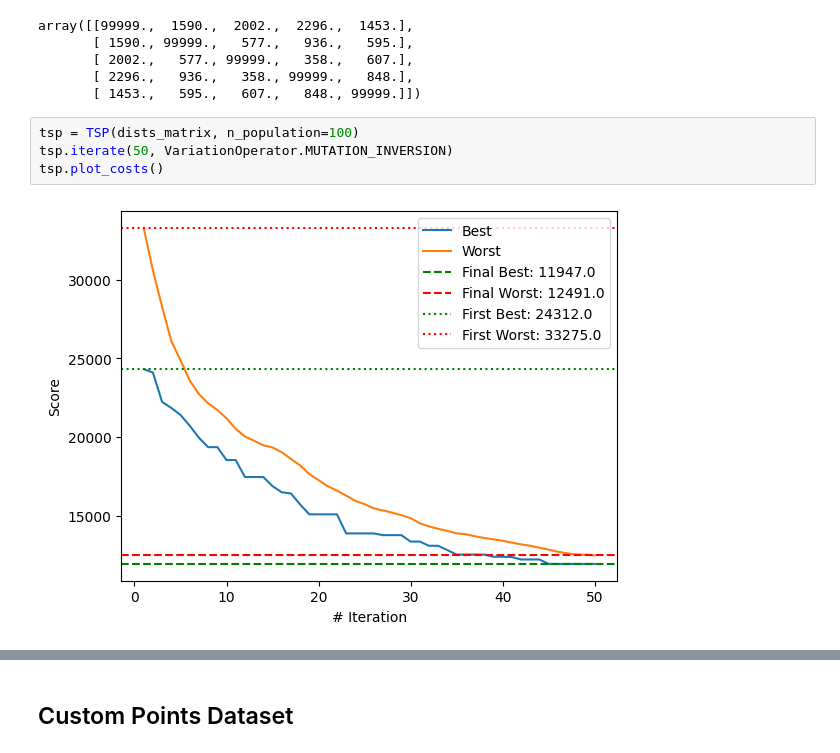
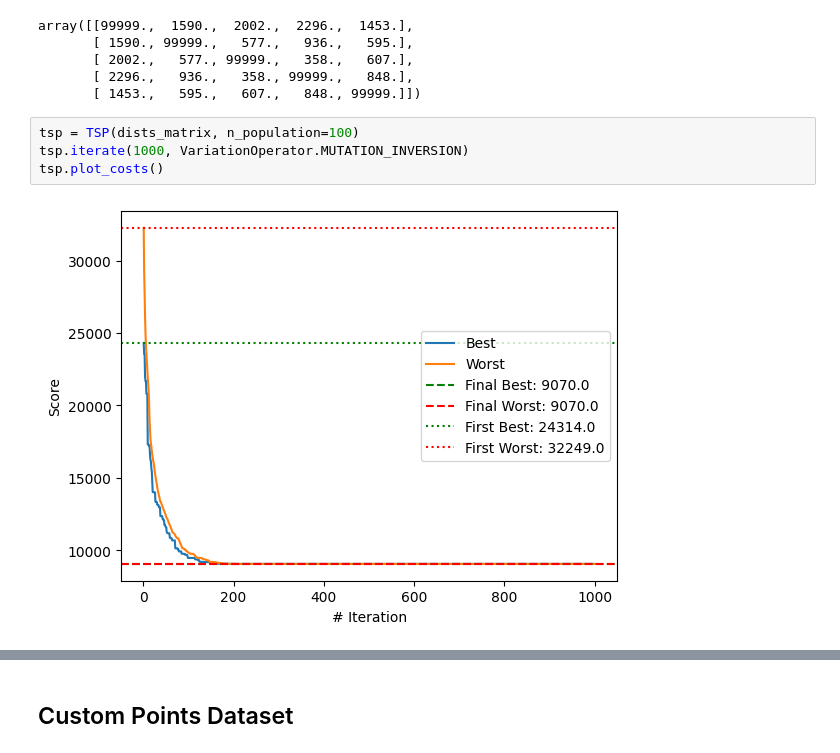
Before and after one commit to HomayoonAlimohammadi/evolutionary-computation, a Jupyter notebook: traveling-sales-person/tsp.ipynb, the cells around one changed output, grey strips where cells are left out. Saved outputs shown, nothing was run; the diff lists cells and outputs as text.

```diff
--- a/traveling-sales-person/tsp.ipynb
+++ b/traveling-sales-person/tsp.ipynb
@@ -229,10 +232,10 @@ array([[99999.,  1590.,  2002.,  2296.,  1453.],
        [ 1453.,   595.,   607.,   848., 99999.]])
 # %%
 tsp = TSP(dists_matrix, n_population=100)
-tsp.iterate(50, VariationOperator.MUTATION_INVERSION)
+tsp.iterate(1000, VariationOperator.MUTATION_INVERSION)
 tsp.plot_costs()
 # %% [output]
-[figure, old version]
+[figure, new version]
 # %%
 best_nodes, best_guide = tsp.get_best_route()
 best_guide
```
Also changed, not shown: parts of 6 cells of this notebook, 1 other file.
